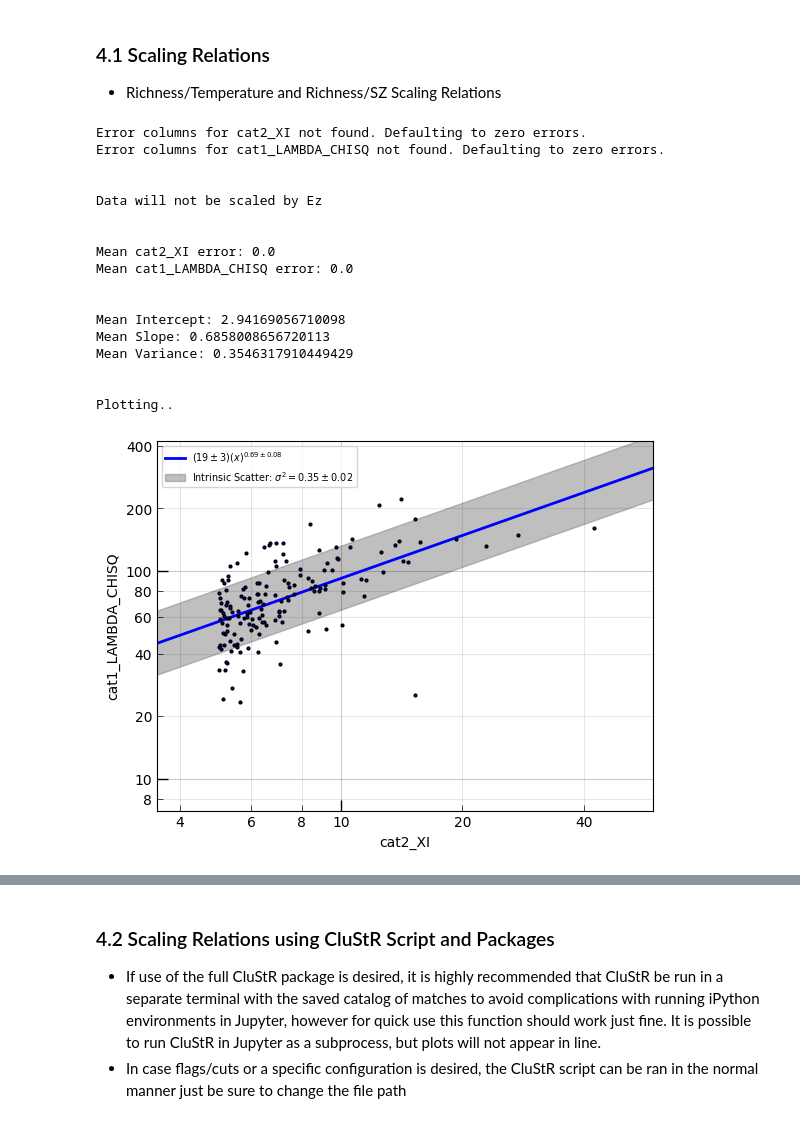
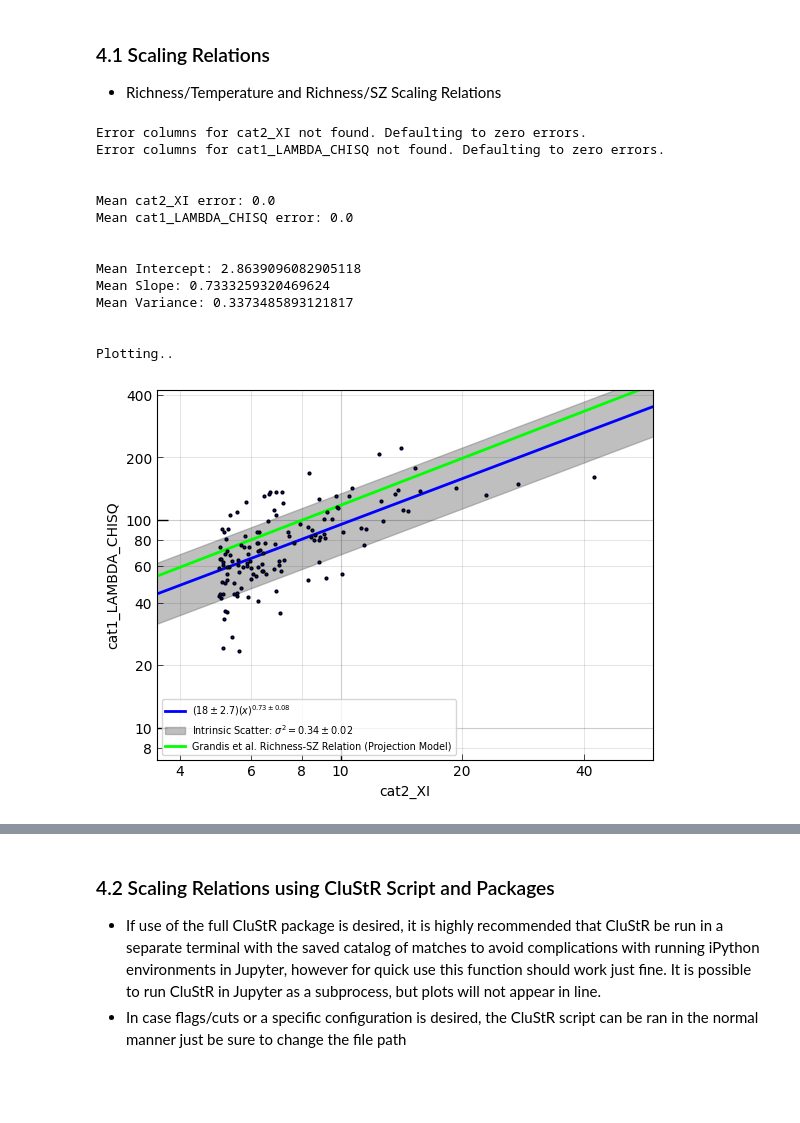
Before and after one commit to LSSTDESC/Initial-Cluster-Catalog-Validation, a Jupyter notebook: Cluster Validation Pipeline.ipynb, the cells around one changed output, grey strips where cells are left out. Drawn from its saved outputs; the diff is of its cells as text; code cells hidden in the pictures; blank space fills up the shorter version.

```diff
--- a/Cluster Validation Pipeline.ipynb
+++ b/Cluster Validation Pipeline.ipynb
@@ -886,23 +917,20 @@ def scaling_plots(x_col, y_col, matched_file_path):
     return
 # %%
-scaling_plots('cat2_XI', 'cat1_LAMBDA_CHISQ', match_file_path_sz)
+scaling_plots('cat2_XI', 'cat1_LAMBDA_CHISQ', 'cat1_Z', match_file_path_sz)
 # %% [output]
 Error columns for cat2_XI not found. Defaulting to zero errors.
 Error columns for cat1_LAMBDA_CHISQ not found. Defaulting to zero errors.
-
-
-Data will not be scaled by Ez
 
 
 Mean cat2_XI error: 0.0
 Mean cat1_LAMBDA_CHISQ error: 0.0
 
 
-Mean Intercept: 2.94169056710098
-Mean Slope: 0.6858008656720113
-Mean Variance: 0.3546317910449429
+Mean Intercept: 2.8639096082905118
+Mean Slope: 0.7333259320469624
+Mean Variance: 0.3373485893121817
 
 
 Plotting..
-[figure, old version]
+[figure, new version]
 # %%
```
Also changed, not shown: parts of 7 cells of this notebook.
